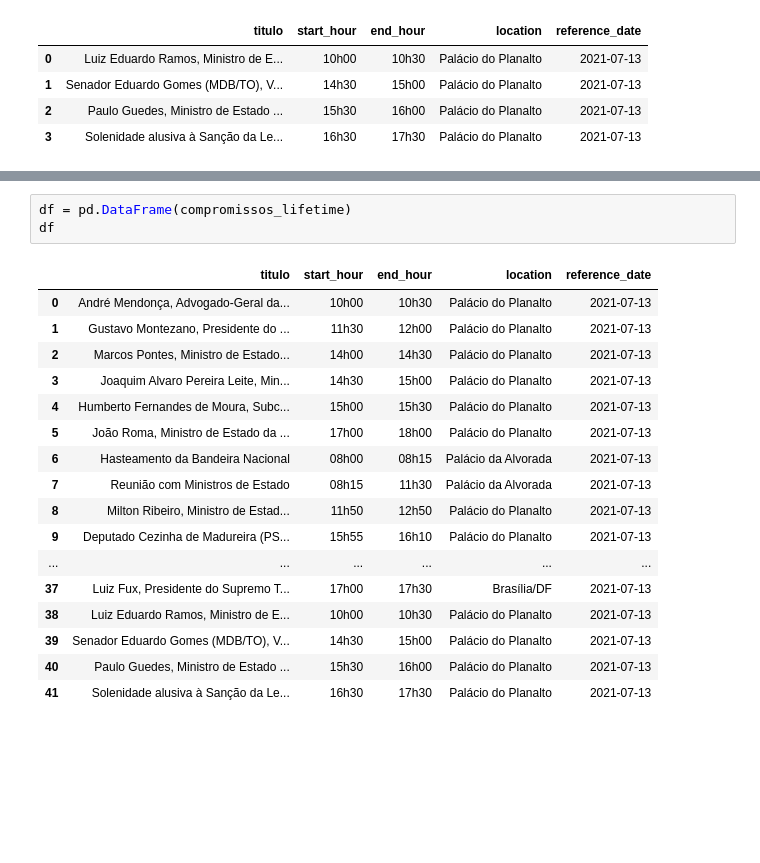
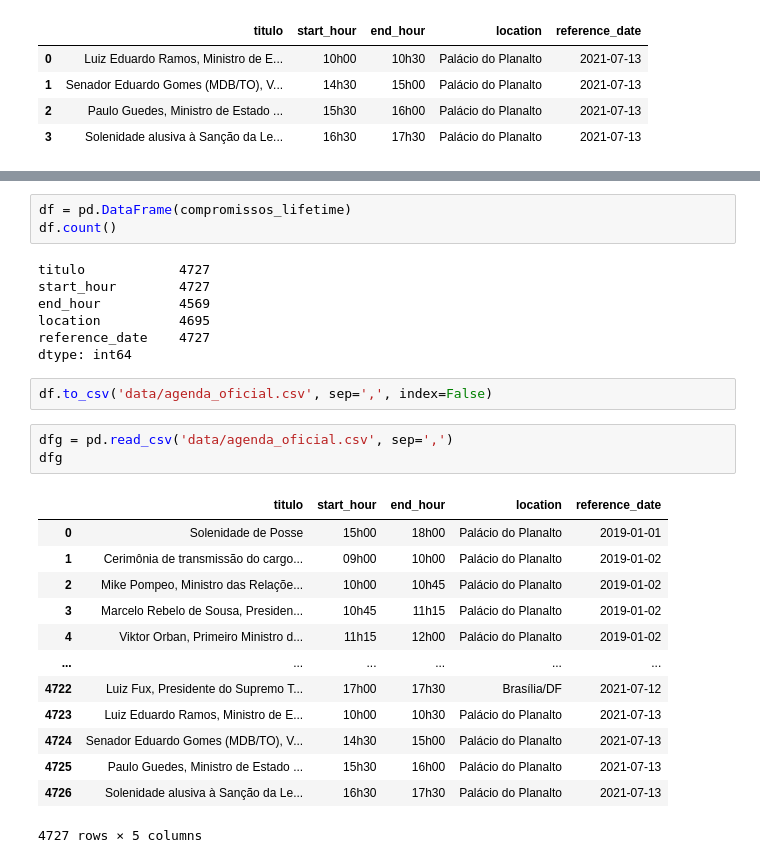
Before and after one commit to Andresigora/agenda-oficial-presidencia, a Jupyter notebook: scraper.ipynb, the cells around one changed output, grey strips where cells are left out. Saved outputs shown, nothing was run; the diff lists cells and outputs as text; blank space fills up the shorter version.

```diff
--- a/scraper.ipynb
+++ b/scraper.ipynb
@@ -114,21 +145,29 @@ for d in date_range:
 # %%
 df = pd.DataFrame(compromissos_lifetime)
-df
+df.count()
 # %% [output]
-|  | titulo | start_hour | end_hour | location | reference_date |
-| 0 | André Mendonça, Advogado-Geral da... | 10h00 | 10h30 | Palácio do Planalto | 2021-07-13 |
-| 1 | Gustavo Montezano, Presidente do ... | 11h30 | 12h00 | Palácio do Planalto | 2021-07-13 |
-| 2 | Marcos Pontes, Ministro de Estado... | 14h00 | 14h30 | Palácio do Planalto | 2021-07-13 |
-| 3 | Joaquim Alvaro Pereira Leite, Min... | 14h30 | 15h00 | Palácio do Planalto | 2021-07-13 |
-| 4 | Humberto Fernandes de Moura, Subc... | 15h00 | 15h30 | Palácio do Planalto | 2021-07-13 |
-| 5 | João Roma, Ministro de Estado da ... | 17h00 | 18h00 | Palácio do Planalto | 2021-07-13 |
-| 6 | Hasteamento da Bandeira Nacional | 08h00 | 08h15 | Palácio da Alvorada | 2021-07-13 |
-| 7 | Reunião com Ministros de Estado | 08h15 | 11h30 | Palácio da Alvorada | 2021-07-13 |
-| 8 | Milton Ribeiro, Ministro de Estad... | 11h50 | 12h50 | Palácio do Planalto | 2021-07-13 |
-| 9 | Deputado Cezinha de Madureira (PS... | 15h55 | 16h10 | Palácio do Planalto | 2021-07-13 |
-| ... | ... | ... | ... | ... | ... |
-| 37 | Luiz Fux, Presidente do Supremo T... | 17h00 | 17h30 | Brasília/DF | 2021-07-13 |
-| 38 | Luiz Eduardo Ramos, Ministro de E... | 10h00 | 10h30 | Palácio do Planalto | 2021-07-13 |
-| 39 | Senador Eduardo Gomes (MDB/TO), V... | 14h30 | 15h00 | Palácio do Planalto | 2021-07-13 |
-| 40 | Paulo Guedes, Ministro de Estado ... | 15h30 | 16h00 | Palácio do Planalto | 2021-07-13 |
-| 41 | Solenidade alusiva à Sanção da Le... | 16h30 | 17h30 | Palácio do Planalto | 2021-07-13 |
+titulo            4727
+start_hour        4727
+end_hour          4569
+location          4695
+reference_date    4727
+dtype: int64
+# %%
+df.to_csv('data/agenda_oficial.csv', sep=',', index=False)
+# %%
+dfg = pd.read_csv('data/agenda_oficial.csv', sep=',')
+dfg
+# %% [output]
+|  | titulo | start_hour | end_hour | location | reference_date |
+| 0 | Solenidade de Posse | 15h00 | 18h00 | Palácio do Planalto | 2019-01-01 |
+| 1 | Cerimônia de transmissão do cargo... | 09h00 | 10h00 | Palácio do Planalto | 2019-01-02 |
+| 2 | Mike Pompeo, Ministro das Relaçõe... | 10h00 | 10h45 | Palácio do Planalto | 2019-01-02 |
+| 3 | Marcelo Rebelo de Sousa, Presiden... | 10h45 | 11h15 | Palácio do Planalto | 2019-01-02 |
+| 4 | Viktor Orban, Primeiro Ministro d... | 11h15 | 12h00 | Palácio do Planalto | 2019-01-02 |
+| ... | ... | ... | ... | ... | ... |
+| 4722 | Luiz Fux, Presidente do Supremo T... | 17h00 | 17h30 | Brasília/DF | 2021-07-12 |
+| 4723 | Luiz Eduardo Ramos, Ministro de E... | 10h00 | 10h30 | Palácio do Planalto | 2021-07-13 |
+| 4724 | Senador Eduardo Gomes (MDB/TO), V... | 14h30 | 15h00 | Palácio do Planalto | 2021-07-13 |
+| 4725 | Paulo Guedes, Ministro de Estado ... | 15h30 | 16h00 | Palácio do Planalto | 2021-07-13 |
+| 4726 | Solenidade alusiva à Sanção da Le... | 16h30 | 17h30 | Palácio do Planalto | 2021-07-13 |
+4727 rows × 5 columns
```
Also changed, not shown: parts of 6 cells of this notebook, 1 other file.
